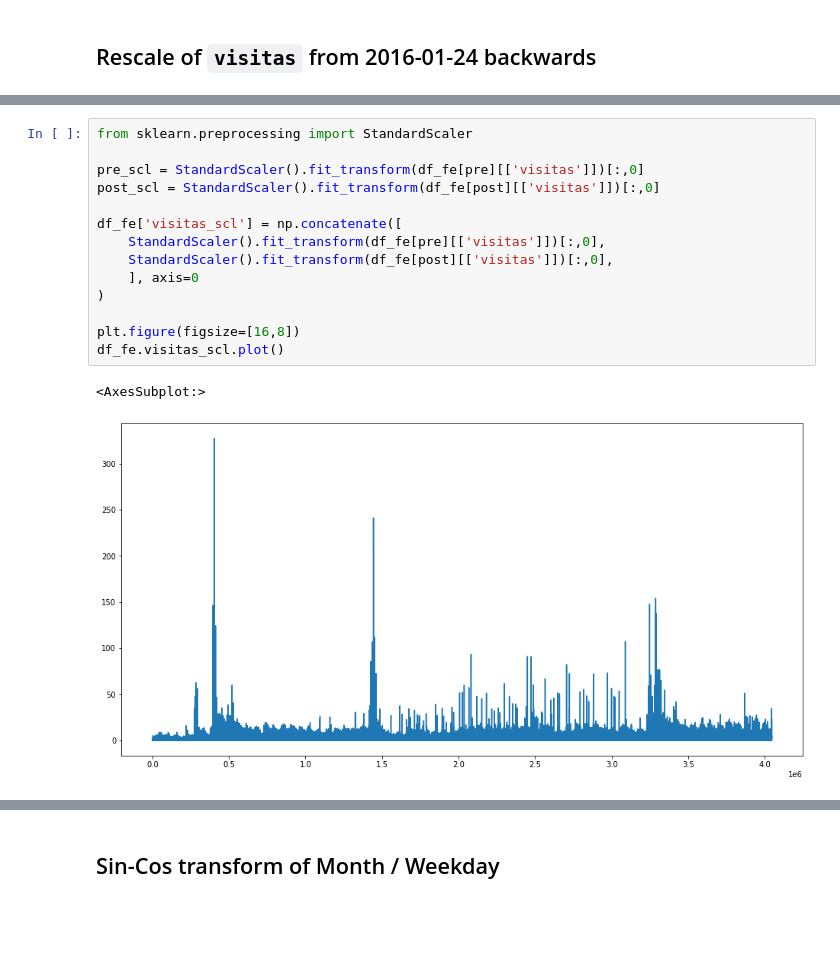
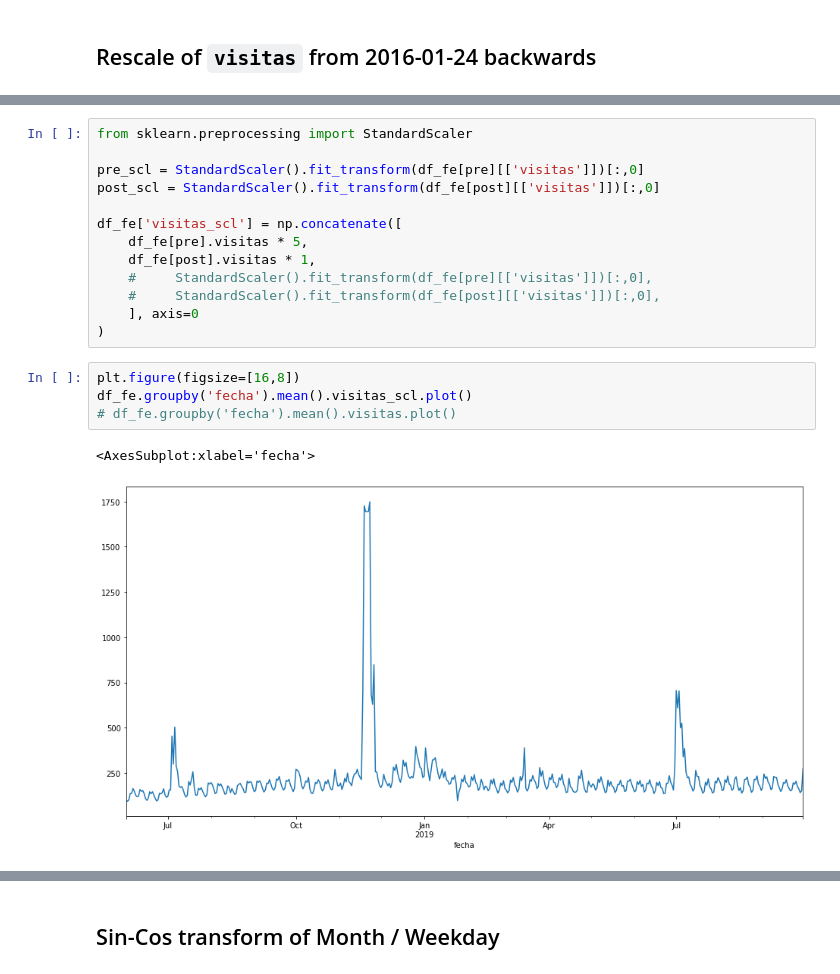
Before and after one commit to Nerucius/2021.ubdatathon, a Jupyter notebook: 1. EDA + Feature Engineering.ipynb, the cells around one changed output, grey strips where cells are left out. Cells and saved outputs as stored; diff of their text form; blank space fills up the shorter version.

```diff
--- a/1. EDA + Feature Engineering.ipynb
+++ b/1. EDA + Feature Engineering.ipynb
@@ -131,15 +132,18 @@ pre_scl = StandardScaler().fit_transform(df_fe[pre][['visitas']])[:,0]
 post_scl = StandardScaler().fit_transform(df_fe[post][['visitas']])[:,0]
 
 df_fe['visitas_scl'] = np.concatenate([
-    StandardScaler().fit_transform(df_fe[pre][['visitas']])[:,0],
-    StandardScaler().fit_transform(df_fe[post][['visitas']])[:,0],
+    df_fe[pre].visitas * 5,
+    df_fe[post].visitas * 1,
+    #     StandardScaler().fit_transform(df_fe[pre][['visitas']])[:,0],
+    #     StandardScaler().fit_transform(df_fe[post][['visitas']])[:,0],
     ], axis=0
 )
-
-plt.figure(figsize=[16,8])
-df_fe.visitas_scl.plot()
-# %% [output]
-<AxesSubplot:>
-[figure, removed]
+# %%
+plt.figure(figsize=[16,8])
+df_fe.groupby('fecha').mean().visitas_scl.plot()
+# df_fe.groupby('fecha').mean().visitas.plot()
+# %% [output]
+<AxesSubplot:xlabel='fecha'>
+[figure, added]
 # %% [markdown]
 ## Adjustment of `weekday` from 2016-01-24 backwards
```
Also changed, not shown: parts of 11 cells of this notebook.
